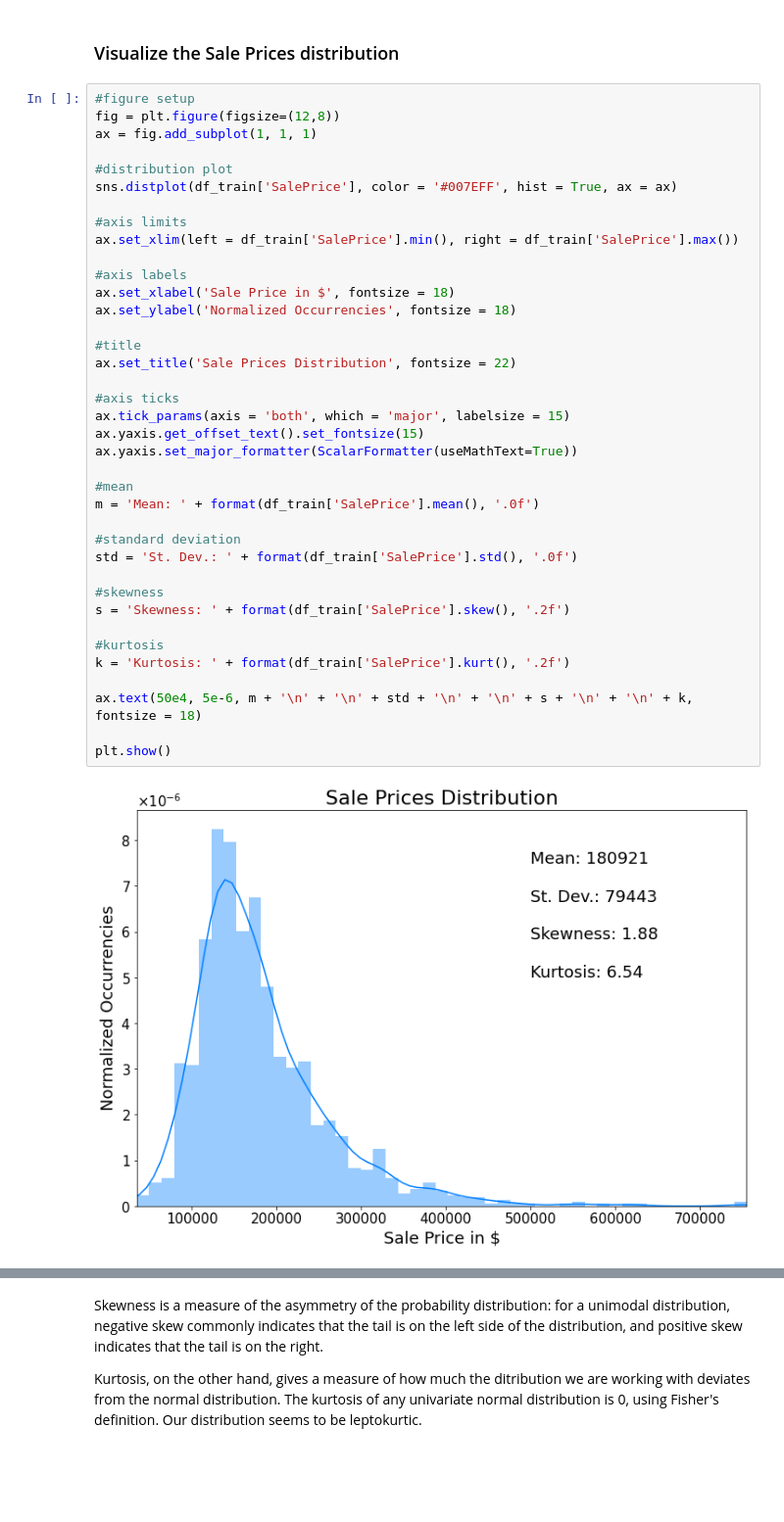
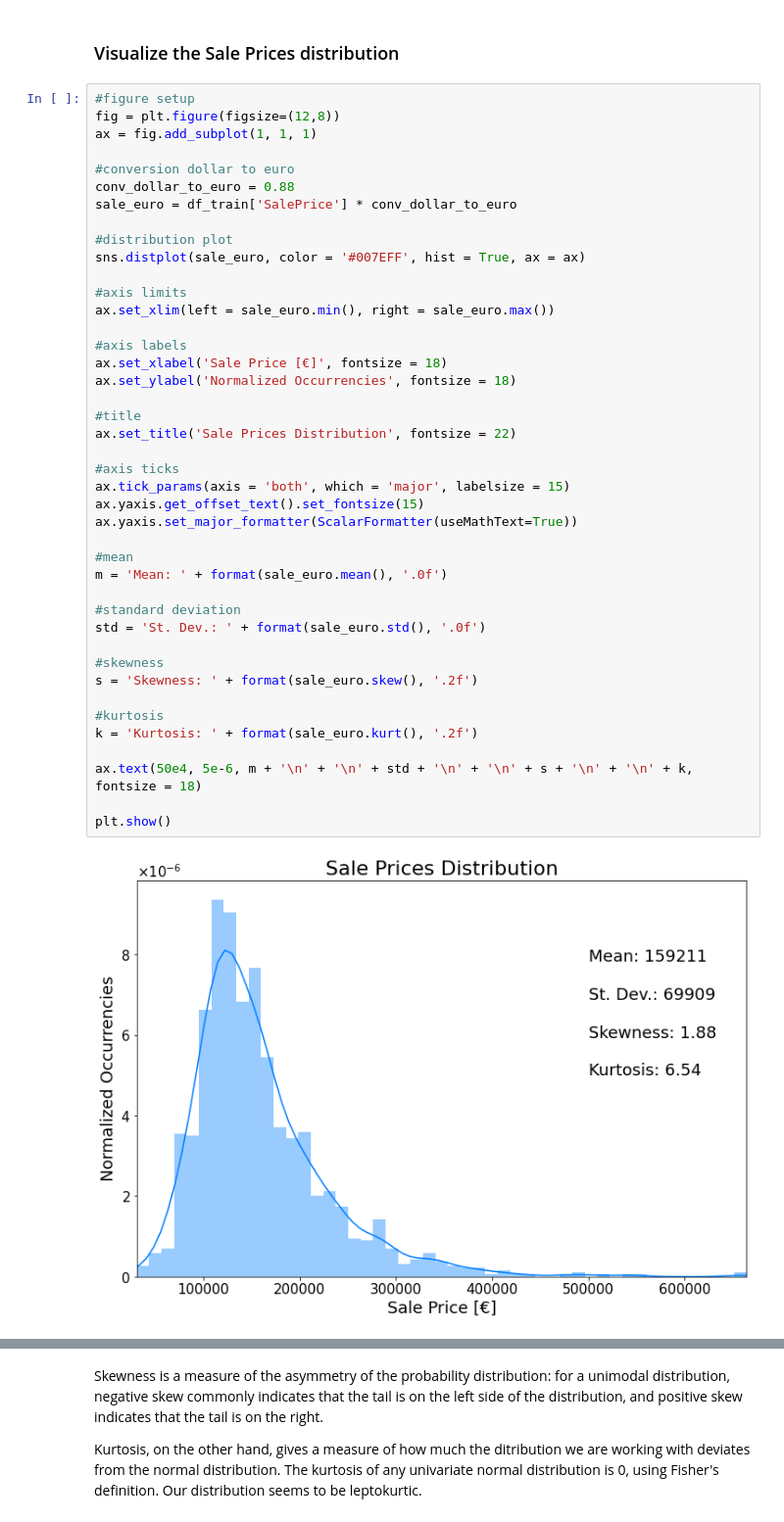
Before and after one commit to niklai99/House-Prices, a Jupyter notebook: house_pricing.ipynb, the cells around one changed output, grey strips where cells are left out. Shown at 98% size. Cells and saved outputs as stored; diff of their text form; blank space fills up the shorter version.

```diff
--- a/house_pricing.ipynb
+++ b/house_pricing.ipynb
@@ -60,41 +60,45 @@ We can see that there are 81 features (i.e. columns of the dataframe) and 1460 e
 fig = plt.figure(figsize=(12,8))
 ax = fig.add_subplot(1, 1, 1)
 
+#conversion dollar to euro
+conv_dollar_to_euro = 0.88
+sale_euro = df_train['SalePrice'] * conv_dollar_to_euro
+
 #distribution plot
-sns.distplot(df_train['SalePrice'], color = '#007EFF', hist = True, ax = ax)
+sns.distplot(sale_euro, color = '#007EFF', hist = True, ax = ax)
 
 #axis limits
-ax.set_xlim(left = df_train['SalePrice'].min(), right = df_train['SalePrice'].max())
+ax.set_xlim(left = sale_euro.min(), right = sale_euro.max())
 
 #axis labels
-ax.set_xlabel('Sale Price in $', fontsize = 18)
+ax.set_xlabel('Sale Price [€]', fontsize = 18)
 ax.set_ylabel('Normalized Occurrencies', fontsize = 18)
 
 #title
 ax.set_title('Sale Prices Distribution', fontsize = 22)
 
 #axis ticks
 ax.tick_params(axis = 'both', which = 'major', labelsize = 15)
 ax.yaxis.get_offset_text().set_fontsize(15)
 ax.yaxis.set_major_formatter(ScalarFormatter(useMathText=True))
 
 #mean
-m = 'Mean: ' + format(df_train['SalePrice'].mean(), '.0f')
+m = 'Mean: ' + format(sale_euro.mean(), '.0f')
 
 #standard deviation
-std = 'St. Dev.: ' + format(df_train['SalePrice'].std(), '.0f')
+std = 'St. Dev.: ' + format(sale_euro.std(), '.0f')
 
 #skewness
-s = 'Skewness: ' + format(df_train['SalePrice'].skew(), '.2f')
+s = 'Skewness: ' + format(sale_euro.skew(), '.2f')
 
 #kurtosis
-k = 'Kurtosis: ' + format(df_train['SalePrice'].kurt(), '.2f')
+k = 'Kurtosis: ' + format(sale_euro.kurt(), '.2f')
 
 ax.text(50e4, 5e-6, m + '\n' + '\n' + std + '\n' + '\n' + s + '\n' + '\n' + k, fontsize = 18)
 
 plt.show()
 # %% [output]
-[figure, old version]
+[figure, new version]
 # %% [markdown]
 Looks like the distribution is positively skewed, has a quite sharp peak and deviate appreciably from the normal distribution.
 
```
Also changed, not shown: parts of 5 cells of this notebook.
